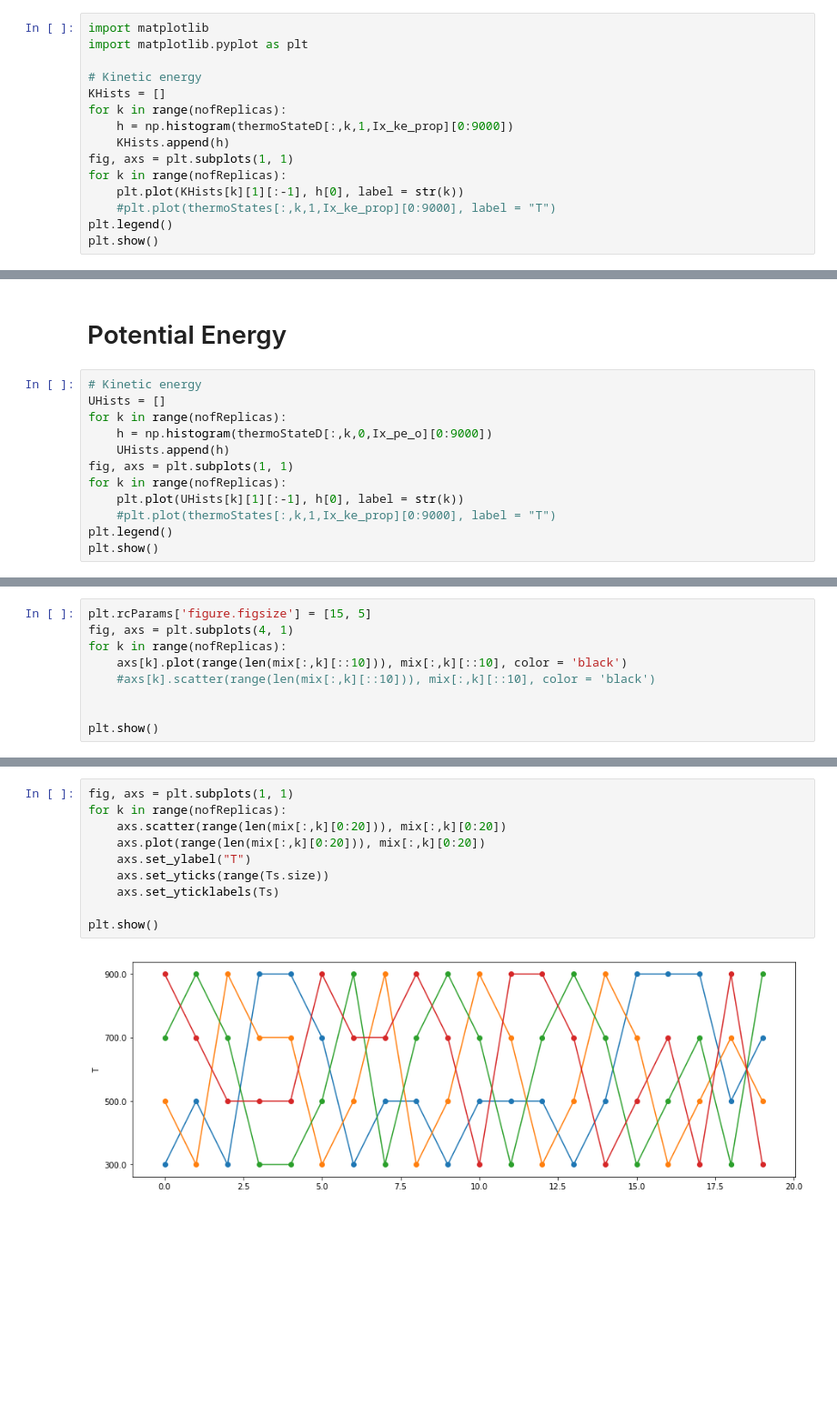
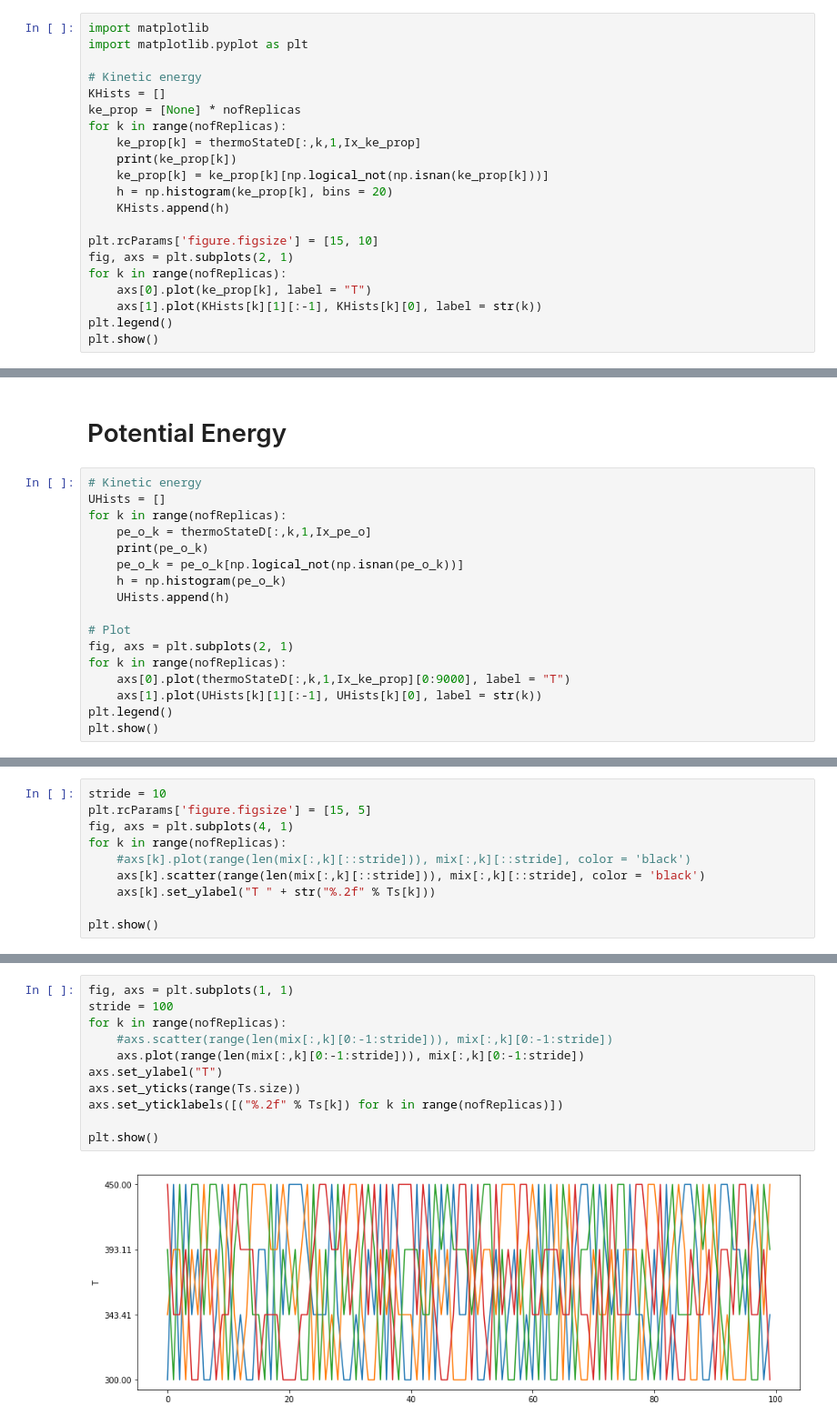
Before and after one commit to spirilaurentiu/Robosample, a Jupyter notebook: tools/rexz.ipynb, the cells around one changed output, grey strips where cells are left out. Shown at 91% size. Cells and saved outputs as stored; diff of their text form; blank space fills up the shorter version.

```diff
--- a/tools/rexz.ipynb
+++ b/tools/rexz.ipynb
@@ -428,13 +715,19 @@ import matplotlib.pyplot as plt
 
 # Kinetic energy
 KHists = []
+ke_prop = [None] * nofReplicas
 for k in range(nofReplicas):
-    h = np.histogram(thermoStateD[:,k,1,Ix_ke_prop][0:9000])
+    ke_prop[k] = thermoStateD[:,k,1,Ix_ke_prop]
+    print(ke_prop[k])
+    ke_prop[k] = ke_prop[k][np.logical_not(np.isnan(ke_prop[k]))]
+    h = np.histogram(ke_prop[k], bins = 20)
     KHists.append(h)
-fig, axs = plt.subplots(1, 1)
+
+plt.rcParams['figure.figsize'] = [15, 10]
+fig, axs = plt.subplots(2, 1)
 for k in range(nofReplicas):
-    plt.plot(KHists[k][1][:-1], h[0], label = str(k))
-    #plt.plot(thermoStates[:,k,1,Ix_ke_prop][0:9000], label = "T")
+    axs[0].plot(ke_prop[k], label = "T")
+    axs[1].plot(KHists[k][1][:-1], KHists[k][0], label = str(k))
 plt.legend()
 plt.show()
 # %% [output]
@@ -445,12 +742,17 @@ plt.show()
 # Kinetic energy
 UHists = []
 for k in range(nofReplicas):
-    h = np.histogram(thermoStateD[:,k,0,Ix_pe_o][0:9000])
+    pe_o_k = thermoStateD[:,k,1,Ix_pe_o]
+    print(pe_o_k)
+    pe_o_k = pe_o_k[np.logical_not(np.isnan(pe_o_k))]
+    h = np.histogram(pe_o_k)
     UHists.append(h)
-fig, axs = plt.subplots(1, 1)
+
+# Plot
+fig, axs = plt.subplots(2, 1)
 for k in range(nofReplicas):
-    plt.plot(UHists[k][1][:-1], h[0], label = str(k))
-    #plt.plot(thermoStates[:,k,1,Ix_ke_prop][0:9000], label = "T")
+    axs[0].plot(thermoStateD[:,k,1,Ix_ke_prop][0:9000], label = "T")
+    axs[1].plot(UHists[k][1][:-1], UHists[k][0], label = str(k))
 plt.legend()
 plt.show()
 # %% [output]
@@ -458,10 +764,11 @@ plt.show()
 # %%
+stride = 10
 plt.rcParams['figure.figsize'] = [15, 5]
 fig, axs = plt.subplots(4, 1)
 for k in range(nofReplicas):
-    axs[k].plot(range(len(mix[:,k][::10])), mix[:,k][::10], color = 'black')
-    #axs[k].scatter(range(len(mix[:,k][::10])), mix[:,k][::10], color = 'black')
-
+    #axs[k].plot(range(len(mix[:,k][::stride])), mix[:,k][::stride], color = 'black')
+    axs[k].scatter(range(len(mix[:,k][::stride])), mix[:,k][::stride], color = 'black')
+    axs[k].set_ylabel("T " + str("%.2f" % Ts[k]))
 
 plt.show()
 # %% [output]
@@ -469,15 +776,16 @@ plt.show()
 # %%
 fig, axs = plt.subplots(1, 1)
+stride = 100
 for k in range(nofReplicas):
-    axs.scatter(range(len(mix[:,k][0:20])), mix[:,k][0:20])
-    axs.plot(range(len(mix[:,k][0:20])), mix[:,k][0:20])
-    axs.set_ylabel("T")
-    axs.set_yticks(range(Ts.size))
-    axs.set_yticklabels(Ts)
+    #axs.scatter(range(len(mix[:,k][0:-1:stride])), mix[:,k][0:-1:stride])
+    axs.plot(range(len(mix[:,k][0:-1:stride])), mix[:,k][0:-1:stride])
+axs.set_ylabel("T")
+axs.set_yticks(range(Ts.size))
+axs.set_yticklabels([("%.2f" % Ts[k]) for k in range(nofReplicas)])
 
 plt.show()
 # %% [output]
-[figure, old version]
+[figure, new version]
 # %%
 #print(mix.shape)
 xrate = np.zeros(mix.shape, dtype = float)
```
Also changed, not shown: parts of 20 cells of this notebook.
